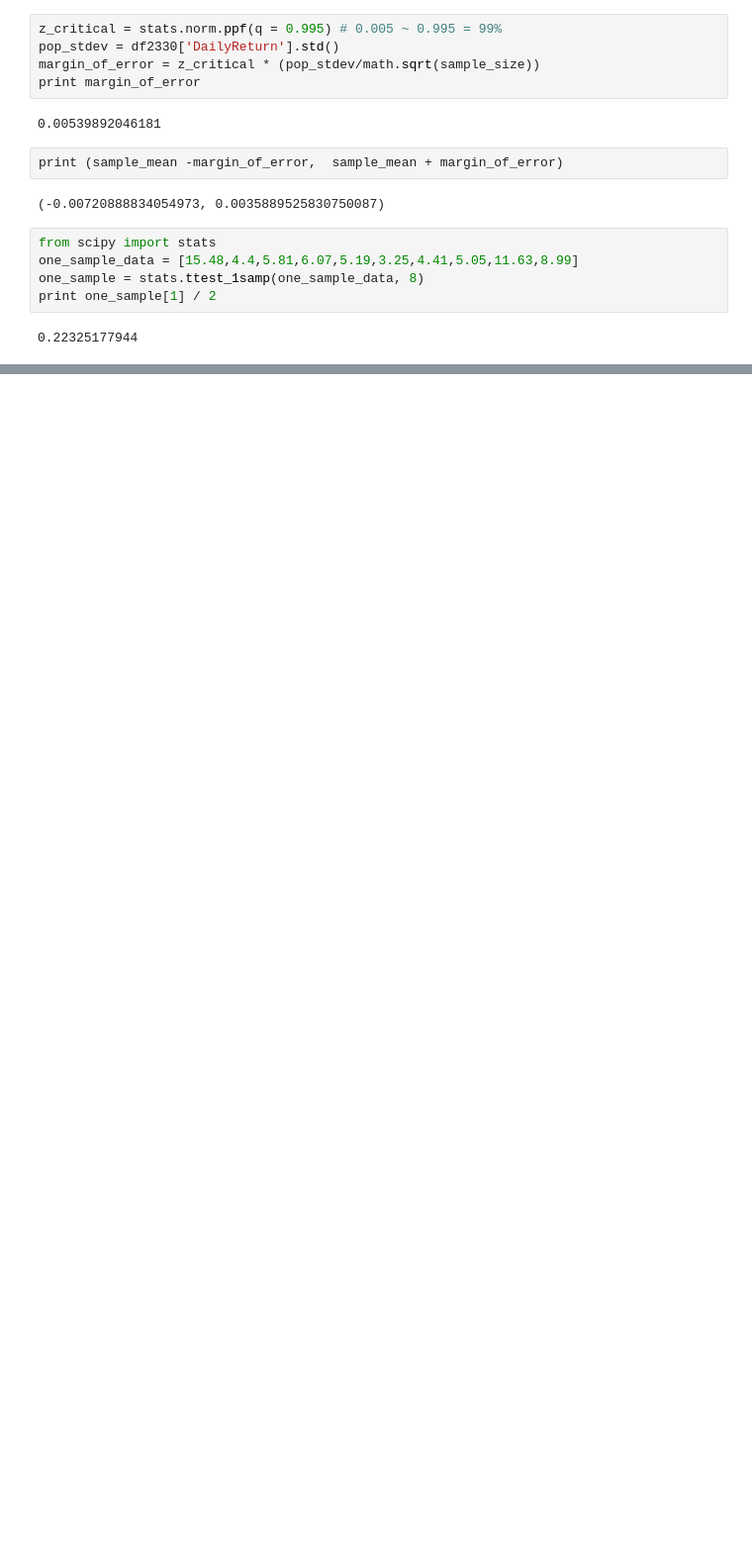
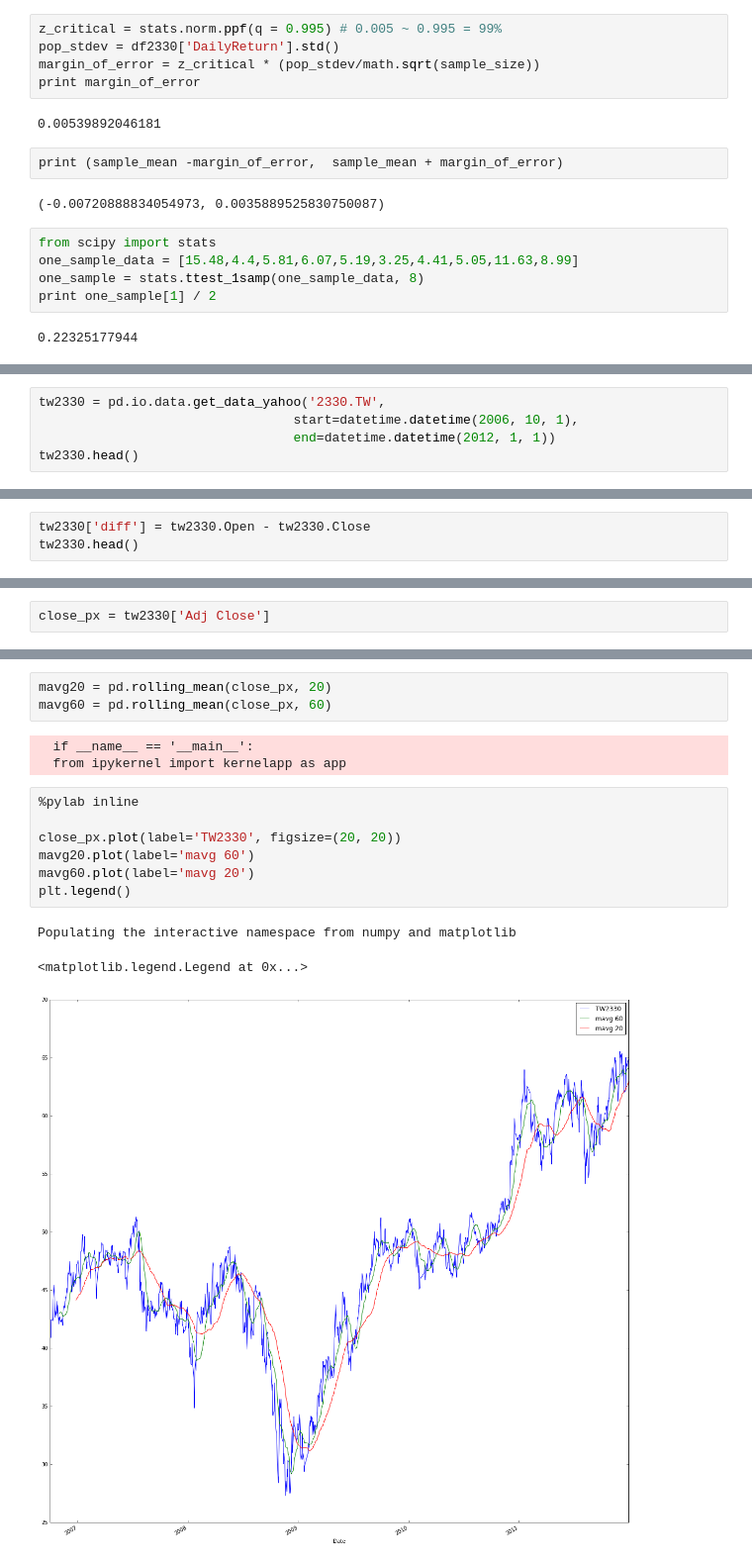
Before and after one commit to ywchiu/pyfintech, a Jupyter notebook: 20160729Demo.ipynb, the cells around one changed output, grey strips where cells are left out. Shown at 99% size. Drawn from its saved outputs; the diff is of its cells as text; blank space fills up the shorter version.

```diff
--- a/20160729Demo.ipynb
+++ b/20160729Demo.ipynb
@@ -686,0 +726,5 @@ print one_sample[1] / 2
+# %%
+tw2330 = pd.io.data.get_data_yahoo('2330.TW',
+                                 start=datetime.datetime(2006, 10, 1),
+                                 end=datetime.datetime(2012, 1, 1))
+tw2330.head()
@@ -686,0 +772,3 @@ print one_sample[1] / 2
+# %%
+tw2330['diff'] = tw2330.Open - tw2330.Close
+tw2330.head()
@@ -686,0 +795,2 @@ print one_sample[1] / 2
+# %%
+close_px = tw2330['Adj Close']
@@ -686,0 +837,17 @@ print one_sample[1] / 2
+# %%
+mavg20 = pd.rolling_mean(close_px, 20)
+mavg60 = pd.rolling_mean(close_px, 60)
+# %% [output]
+  if __name__ == '__main__':
+  from ipykernel import kernelapp as app
+# %%
+%pylab inline
+
+close_px.plot(label='TW2330', figsize=(20, 20))
+mavg20.plot(label='mavg 60')
+mavg60.plot(label='mavg 20')
+plt.legend()
+# %% [output]
+Populating the interactive namespace from numpy and matplotlib
+<matplotlib.legend.Legend at 0x...>
+[figure, added]
```
Also changed, not shown: parts of 28 cells of this notebook.
